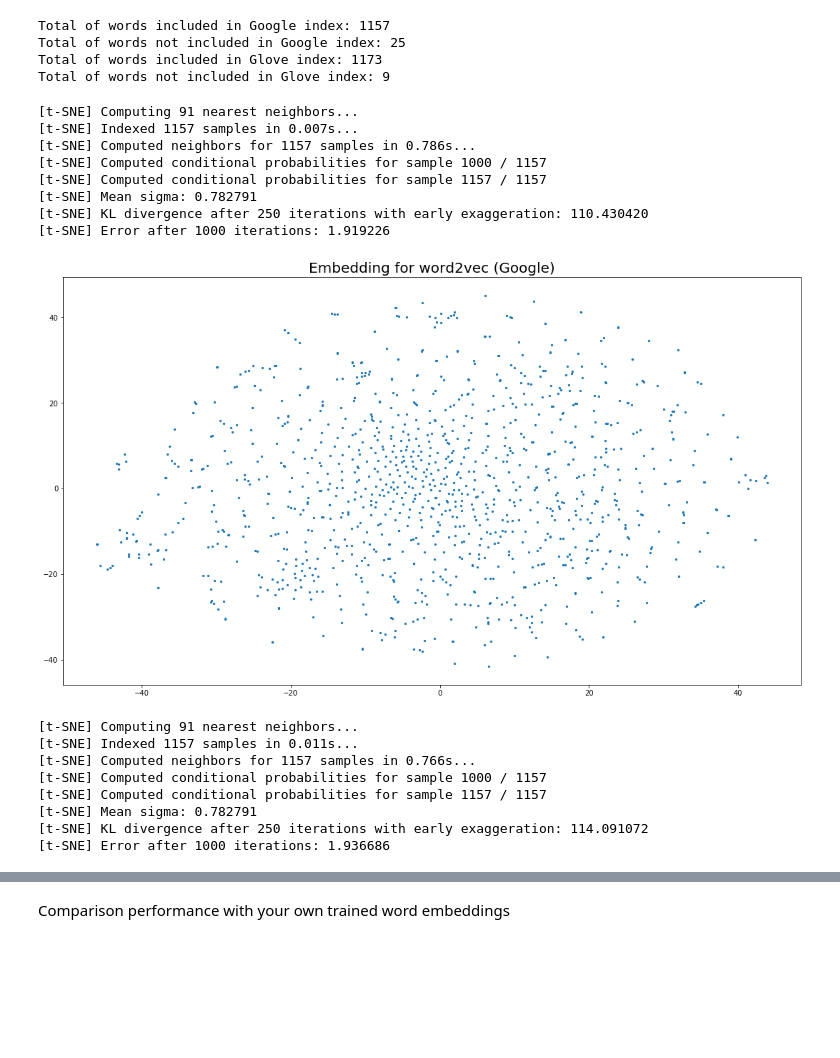
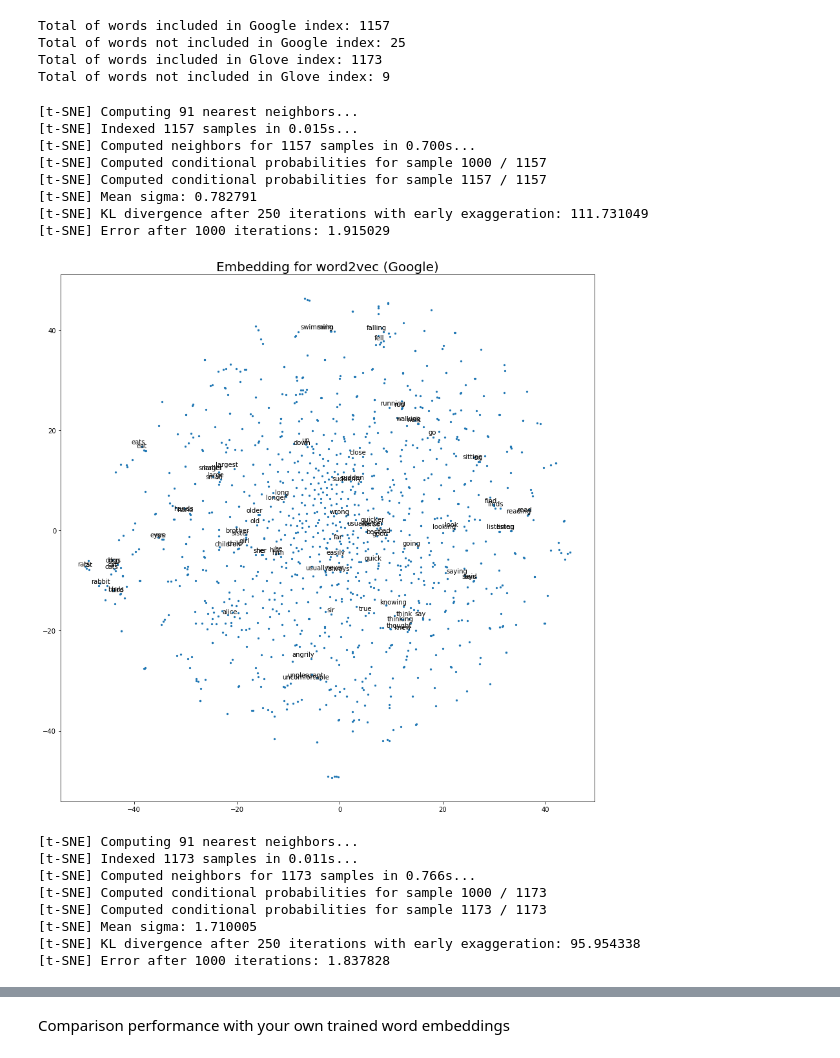
Before and after one commit to gomerudo/tuerecommendersystems, a Jupyter notebook: assignment1/Assignment1.ipynb, the cells around one changed output, grey strips where cells are left out. Saved outputs shown, nothing was run; the diff lists cells and outputs as text; code cells hidden in the pictures; blank space fills up the shorter version.

```diff
--- a/assignment1/Assignment1.ipynb
+++ b/assignment1/Assignment1.ipynb
@@ -59,11 +59,31 @@ window_size_corpus = 4 #use this window size for the co-occurrence matrix
 full_index = tokenizer.word_index
 
 # Get labels
-sorted_labels = sorted(full_index.items(), key=operator.itemgetter(1))
-sorted_labels.insert(0, ('', 0))
-labels_only = [i[0] for i in sorted_labels]
-labels = np.asarray(labels_only)
+def getLabels(index, includeZero = False):
+    sorted_labels = sorted(index.items(), key=operator.itemgetter(1))
+    if includeZero :
+        sorted_labels.insert(0, ('', 0))
+    labels_only = [i[0] for i in sorted_labels]
+    return np.asarray(labels_only)
 
+def getAnalogyWords():
+    content = []
+    with open("analogy_alice.txt") as f:
+        content = f.readlines()
+
+    # Remove whitespace characters like '\n' at the end of each line
+    content = [x.strip() for x in content]
+    wordsSubset = []
+
+    for analogy in content:
+        words = analogy.split(" ")
+        if len(words) == 4:
+            wordsSubset.append(words[0])
+            wordsSubset.append(words[1])
+            wordsSubset.append(words[2])
+            wordsSubset.append(words[3])
+    return wordsSubset
+#
 CO_OCURRENCE_FILE = "co-ocurrence.txt"
 
 def saveToWord2VecFormat(fileName, vectors, size, lastIndex = True):
@@ -1128,41 +1142,47 @@ Total of words not included in Glove index: 9
 # %%
 ################################################################################
 ###################### 7. Visualize embeddings (word2vec) ######################
 ################################################################################
 
 ################################## GoogleNews ##################################
 import operator
 
+plot_labels = getLabels(myGoogleIndex)
+filter_labels = getAnalogyWords()
+
 #Transform data to 2d
-tsne = TSNE(n_components=2, verbose=1)
+tsne = TSNE(n_components=2, verbose=1, random_state = 0)
 transformed_weights = tsne.fit_transform(myGoogleEmbeddings)
 
 # Visualize
-plot_embedding(transformed_weights, labels, "Embedding for word2vec (Google)")
+plot_embedding(transformed_weights, plot_labels, filter_labels, "Embedding for word2vec (Google)")
 
 #################################### Glove ####################################
 
+plot_labels = getLabels(myGloveIndex)
+
+
 #Transform data to 2d
-tsne = TSNE(n_components=2, verbose=1)
+tsne = TSNE(n_components=2, verbose=1, random_state = 0)
 transformed_weights = tsne.fit_transform(myGloveEmbeddings)
 
 # Visualize
-plot_embedding(transformed_weights, labels, "Embedding for word2vec (Glove)")
+plot_embedding(transformed_weights, plot_labels, filter_labels, "Embedding for word2vec (Glove)")
 # %% [output]
 [t-SNE] Computing 91 nearest neighbors...
-[t-SNE] Indexed 1157 samples in 0.007s...
-[t-SNE] Computed neighbors for 1157 samples in 0.786s...
+[t-SNE] Indexed 1157 samples in 0.015s...
+[t-SNE] Computed neighbors for 1157 samples in 0.700s...
 [t-SNE] Computed conditional probabilities for sample 1000 / 1157
 [t-SNE] Computed conditional probabilities for sample 1157 / 1157
 [t-SNE] Mean sigma: 0.782791
-[t-SNE] KL divergence after 250 iterations with early exaggeration: 110.430420
-[t-SNE] Error after 1000 iterations: 1.919226
+[t-SNE] KL divergence after 250 iterations with early exaggeration: 111.731049
+[t-SNE] Error after 1000 iterations: 1.915029
-[figure, old version]
+[figure, new version]
 [t-SNE] Computing 91 nearest neighbors...
-[t-SNE] Indexed 1157 samples in 0.011s...
-[t-SNE] Computed neighbors for 1157 samples in 0.766s...
-[t-SNE] Computed conditional probabilities for sample 1000 / 1157
-[t-SNE] Computed conditional probabilities for sample 1157 / 1157
-[t-SNE] Mean sigma: 0.782791
-[t-SNE] KL divergence after 250 iterations with early exaggeration: 114.091072
-[t-SNE] Error after 1000 iterations: 1.936686
+[t-SNE] Indexed 1173 samples in 0.011s...
+[t-SNE] Computed neighbors for 1173 samples in 0.766s...
+[t-SNE] Computed conditional probabilities for sample 1000 / 1173
+[t-SNE] Computed conditional probabilities for sample 1173 / 1173
+[t-SNE] Mean sigma: 1.710005
+[t-SNE] KL divergence after 250 iterations with early exaggeration: 95.954338
+[t-SNE] Error after 1000 iterations: 1.837828
```
Also changed, not shown: parts of 8 cells of this notebook.
